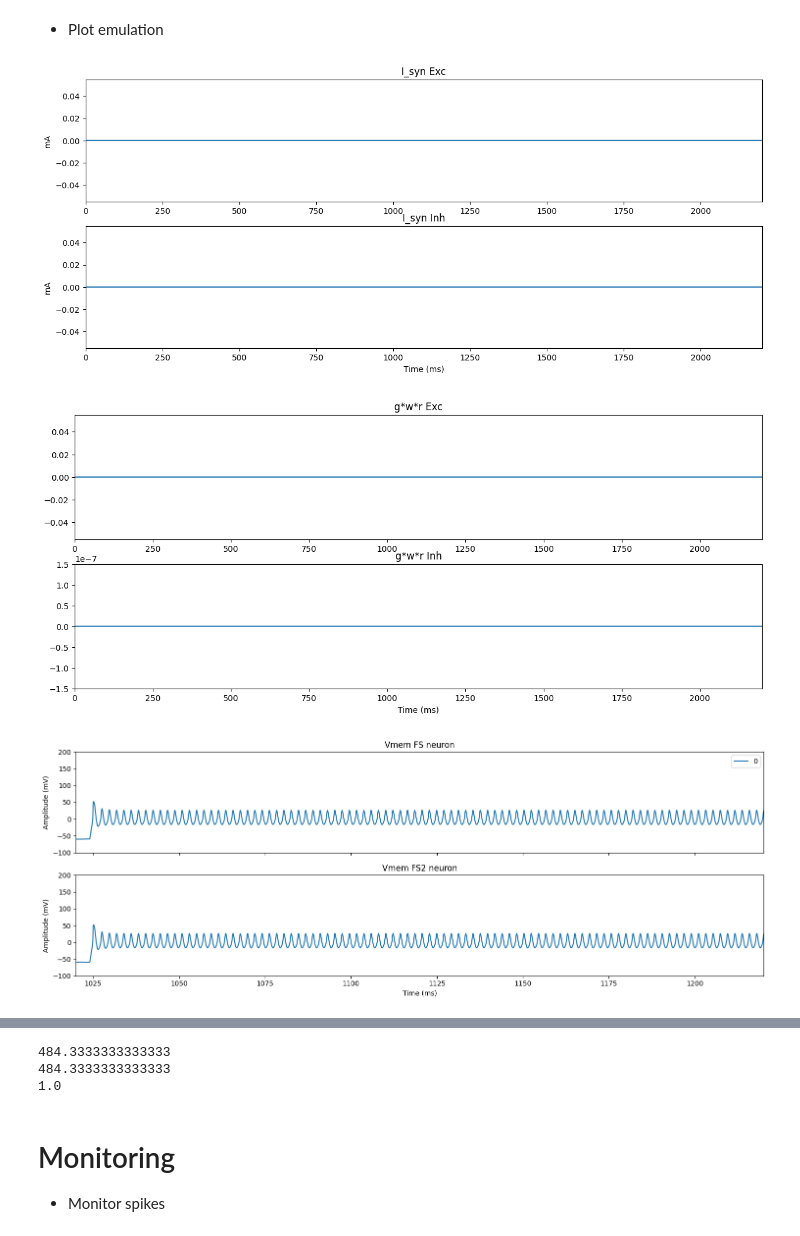
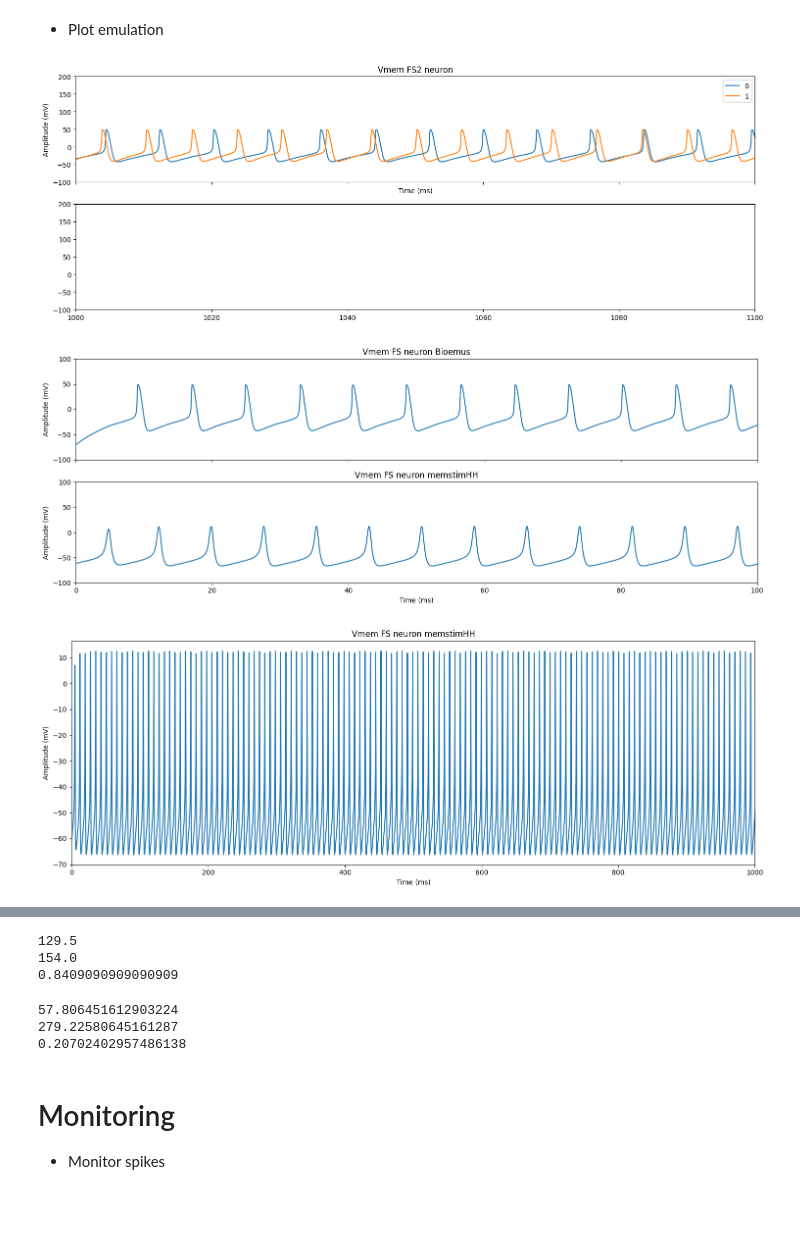
Before and after one commit to algarianna/RT-HippoNeuroStim, a Jupyter notebook: sw/host/main.ipynb, the cells around one changed output, grey strips where cells are left out. Saved outputs shown, nothing was run; the diff lists cells and outputs as text; code cells hidden in the pictures; blank space fills up the shorter version.

Commit message:
Add recall to plot funcions

```diff
--- a/sw/host/main.ipynb
+++ b/sw/host/main.ipynb
@@ -99,23 +99,34 @@ Software emulation using exact equations
 # %%
 %matplotlib inline
 from emulation.plots.SnnPlotter import *
+import sys
+import os
+
+# absolute path to the folder you want to add
+folder_path = os.path.abspath("C:Users/Arianna/Documents/memstim-hh/jupiter/")
+
+# add it to sys.path
+if folder_path not in sys.path:
+    sys.path.append(folder_path)
+
 
 NEURON_TO_DISPLAY       = 0
 NEURON_LIST_TO_DISPLAY  = [0,1]
 
 exact_plotter = SnnPlotter(exact_emu)
 # exact_plotter.plotIonRates()
 # exact_plotter.plotSynRates()
 # exact_plotter.plotIonChanStates(NEURON_TO_DISPLAY)
 # exact_plotter.plotCurrents(NEURON_TO_DISPLAY)
-exact_plotter.plotIsyn()
-exact_plotter.plotGsyn()
+# exact_plotter.plotIsyn()
+# exact_plotter.plotGsyn()
 # exact_plotter.plotVmem(NEURON_LIST_TO_DISPLAY, plot_type='all')
 # exact_plotter.plotVmem(NEURON_LIST_TO_DISPLAY, plot_type='comp')
 exact_plotter.plotVmem(NEURON_LIST_TO_DISPLAY, plot_type='subplot')
-
+exact_plotter.plotVmem_FS()
+exact_plotter.plotVmem_FS_memstim()
 exact_plotter.plotRaster()
 # %% [output]
-[figure, old version]
+[figure, new version]
-[figure, old version]
+[figure, new version]
-[figure, old version]
+[figure, new version]
@@ -123,17 +134,31 @@ exact_plotter.plotRaster()
 # %%
 from emulation.plots.SnnPlotter import *
 
-FS_fr = exact_plotter.getFiringRate(0)
+FS_fr = exact_plotter.getFiringRate(0,0)
 print(FS_fr)
 
-RS_fr = exact_plotter.getFiringRate(1)
+RS_fr = exact_plotter.getFiringRate(1,0)
 print(RS_fr)
 
 print(FS_fr/RS_fr)
 # %% [output]
-484.3333333333333
-484.3333333333333
-1.0
+129.5
+154.0
+0.8409090909090909
+# %%
+from emulation.plots.SnnPlotter import *
+
+FS_fr = exact_plotter.getFiringRate(0,2000)
+print(FS_fr)
+
+RS_fr = exact_plotter.getFiringRate(1,2000)
+print(RS_fr)
+
+print(FS_fr/RS_fr)
+# %% [output]
+57.806451612903224
+279.22580645161287
+0.20702402957486138
 # %% [markdown]
 # Monitoring
 
```
Also changed, not shown: parts of 2 cells of this notebook.
